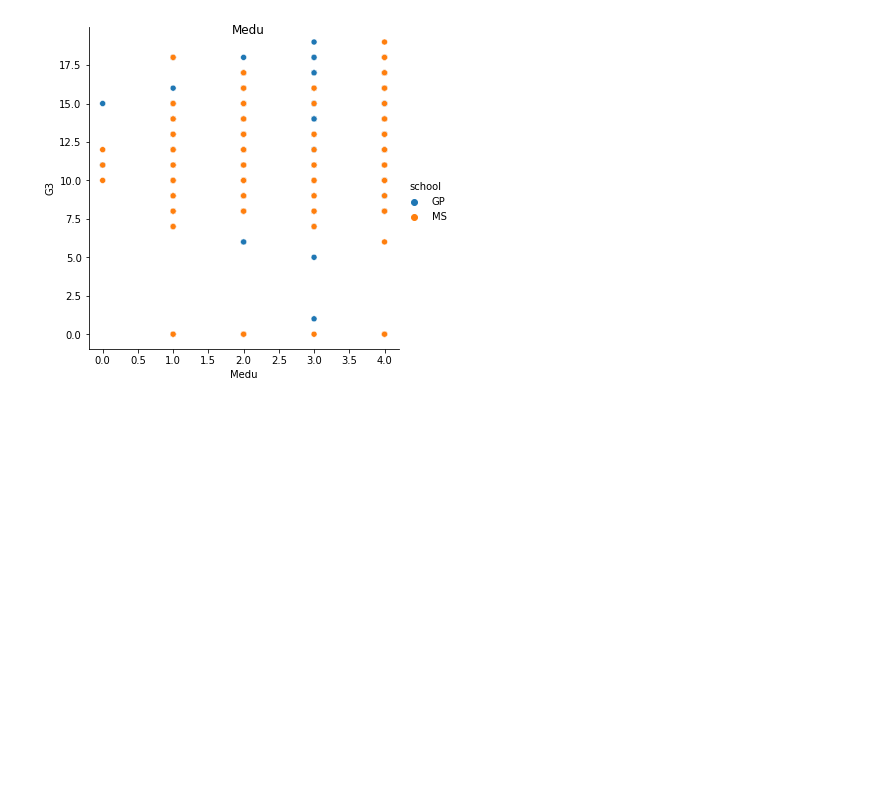
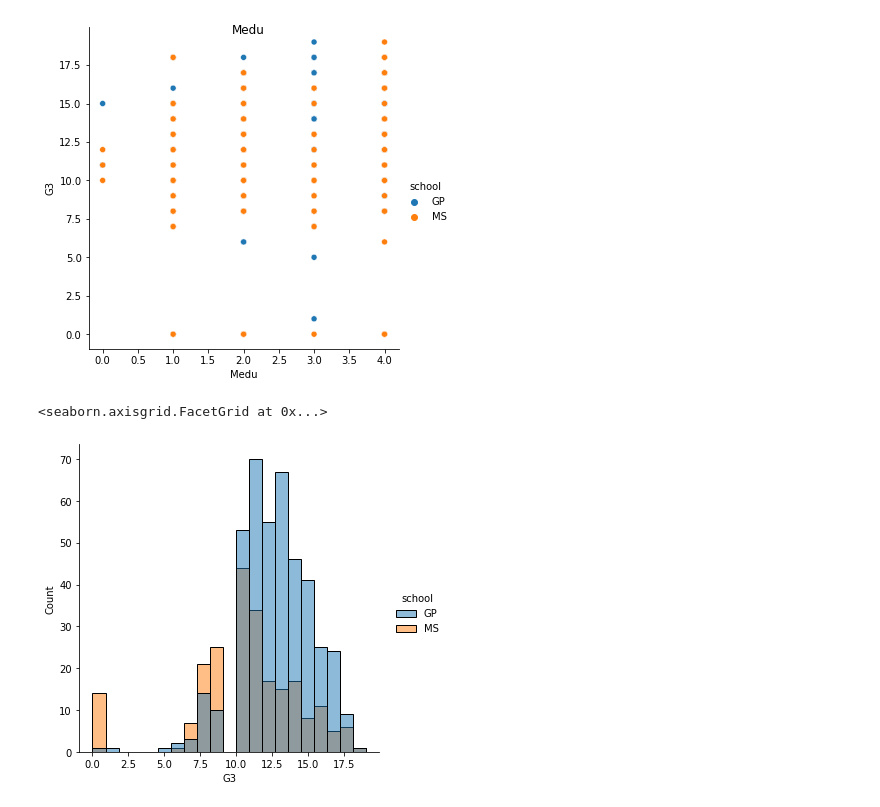
Before and after one commit to erwinleonardy/machine-learning, a Jupyter notebook: student/bayu/bayu-student-portugese.ipynb, the cells around one changed output. Drawn from its saved outputs; the diff is of its cells as text; code cells hidden in the pictures; blank space fills up the shorter version.

```diff
--- a/student/bayu/bayu-student-portugese.ipynb
+++ b/student/bayu/bayu-student-portugese.ipynb
@@ -116,3 +110,9 @@ plt.show()
 # %% [output]
 [figure]
 [figure]
+# %%
+# Distribution of G3
+sea.displot(por_data, x="G3", hue="school")
+# %% [output]
+<seaborn.axisgrid.FacetGrid at 0x...>
+[figure, added]
```
Also changed, not shown: parts of 15 cells of this notebook.
